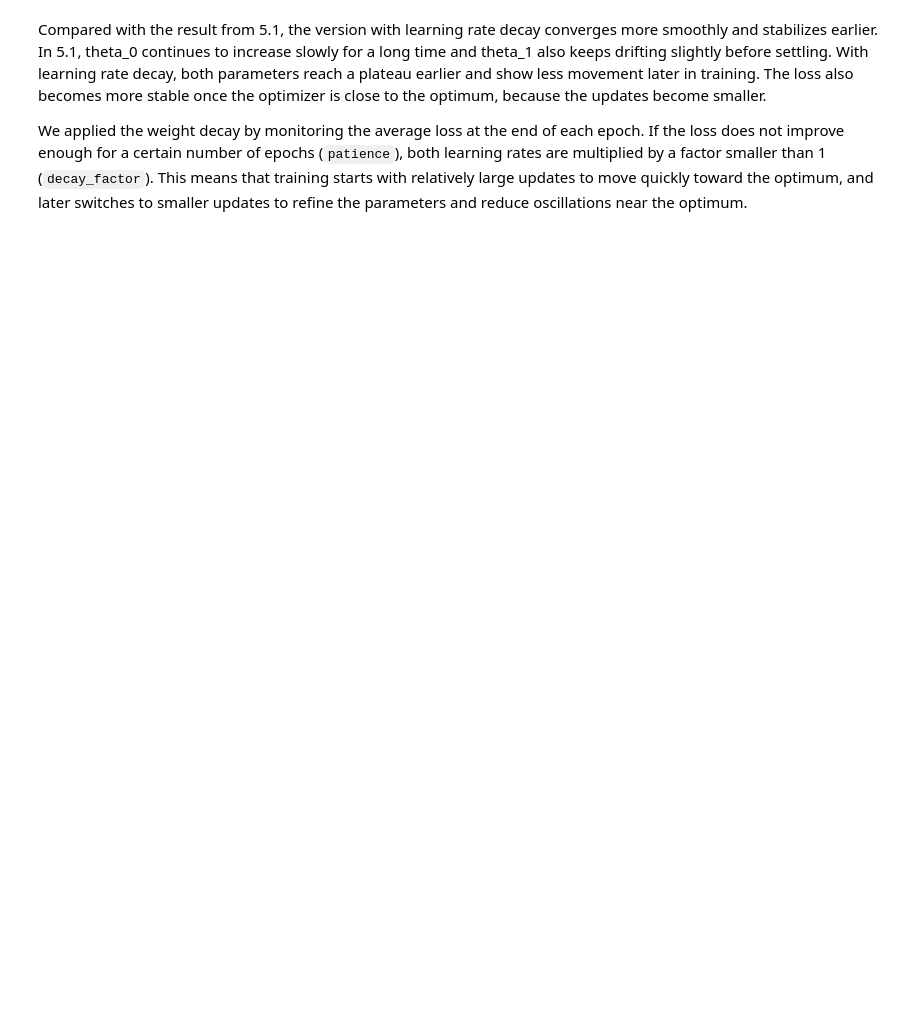
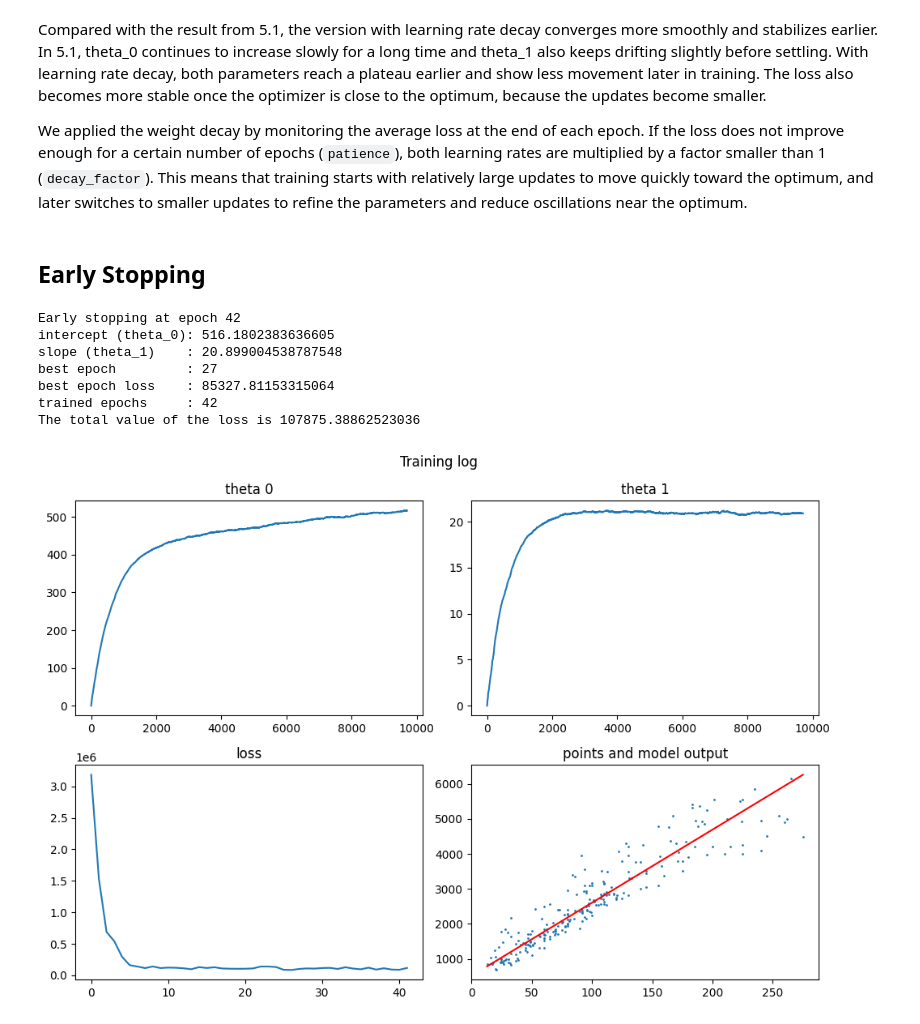
Before and after one commit to lacsapk/PW01, a Jupyter notebook: PW02/MPW2-moodle-input/student-input/cg-linear-regression-stud.ipynb, the cells around one changed output. Cells and saved outputs as stored; diff of their text form; code cells hidden in the pictures; blank space fills up the shorter version.

```diff
--- a/PW02/MPW2-moodle-input/student-input/cg-linear-regression-stud.ipynb
+++ b/PW02/MPW2-moodle-input/student-input/cg-linear-regression-stud.ipynb
@@ -681,3 +681,80 @@ Plot from 5.1 <br>
 Compared with the result from 5.1, the version with learning rate decay converges more smoothly and stabilizes earlier. In 5.1, theta_0 continues to increase slowly for a long time and theta_1 also keeps drifting slightly before settling. With learning rate decay, both parameters reach a plateau earlier and show less movement later in training. The loss also becomes more stable once the optimizer is close to the optimum, because the updates become smaller.
 
 We applied the weight decay by monitoring the average loss at the end of each epoch. If the loss does not improve enough for a certain number of epochs (`patience`), both learning rates are multiplied by a factor smaller than 1 (`decay_factor`). This means that training starts with relatively large updates to move quickly toward the optimum, and later switches to smaller updates to refine the parameters and reduce oscillations near the optimum.
+# %% [markdown]
+## Early Stopping
+# %%
+alpha_t0 = 0.00025    # learning rate for theta_0
+alpha_t1 = 0.0000001  # learning rate for theta_1
+epochs = 500          # maximum number of epochs
+
+# Early stopping parameters
+patience = 15
+improvement_threshold = 1e-3
+
+N = len(living_area)
+t0 = 0.0
+t1 = 0.0
+
+loss_evolution = []
+t0_evolution = []
+t1_evolution = []
+
+best_loss = float("inf")
+best_epoch = 0
+epochs_without_improvement = 0
+stopped_epoch = epochs
+
+for epoch in range(epochs):
+    n_steps = N
+    epoch_loss = 0.0
+
+    for step in range(n_steps):
+        n = random.choice(range(0, N))
+        cg.reset_values()
+        cg.forward([living_area[n], t0, t1, rent_price[n]])
+        cg.backward()
+
+        t0 = t0 - alpha_t0 * theta_0.grad_v
+        t1 = t1 - alpha_t1 * theta_1.grad_v
+
+        epoch_loss += j.v
+        t0_evolution.append(t0)
+        t1_evolution.append(t1)
+
+    epoch_loss = epoch_loss / n_steps
+    loss_evolution.append(epoch_loss)
+
+    # Early stopping decision mechanic:
+    if best_loss - epoch_loss > improvement_threshold:
+        best_loss = epoch_loss
+        best_epoch = epoch + 1
+        epochs_without_improvement = 0
+    else:
+        epochs_without_improvement += 1
+
+    if epochs_without_improvement >= patience:
+        stopped_epoch = epoch + 1
+        print("Early stopping at epoch", stopped_epoch)
+        break
+
+print("intercept (theta_0):", t0)
+print("slope (theta_1)    :", t1)
+print("best epoch         :", best_epoch)
+print("best epoch loss    :", best_loss)
+print("trained epochs     :", stopped_epoch)
+
+y_hat = t0 + t1 * living_area
+J = mse_loss(y_hat, rent_price)
+print("The total value of the loss is", J)
+
+plot_training_log(loss_evolution, t0_evolution, t1_evolution, living_area, rent_price)
+# %% [output]
+Early stopping at epoch 42
+intercept (theta_0): 516.1802383636605
+slope (theta_1)    : 20.899004538787548
+best epoch         : 27
+best epoch loss    : 85327.81153315064
+trained epochs     : 42
+The total value of the loss is 107875.38862523036
+[figure, added]
```
Also changed, not shown: parts of 20 cells of this notebook, 2 other files.
